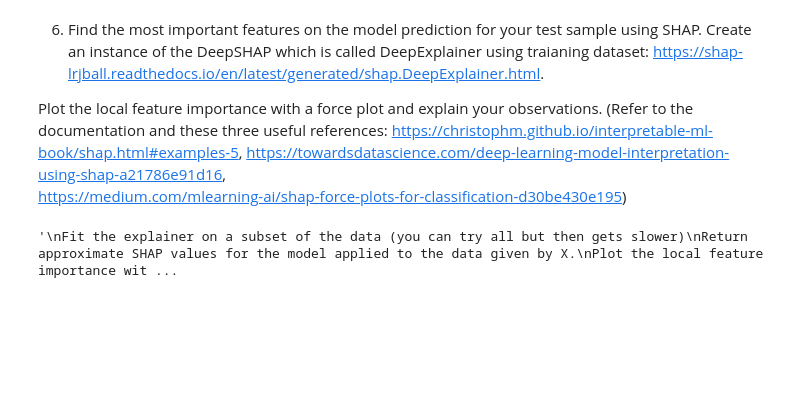
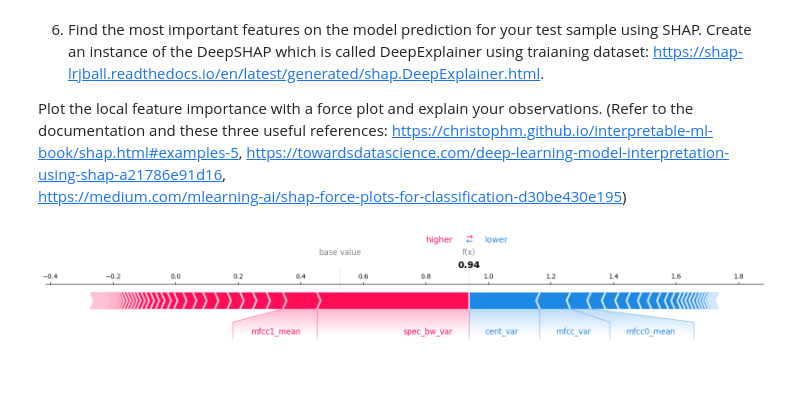
Before and after one commit to md-zaki/CZ4042_DeepLearning_Programming_Assignment, a Jupyter notebook: submission/Muhammad Zaki Bin Mohammad Bakri_PartA_4.ipynb, the cells around one changed output. Cells and saved outputs as stored; diff of their text form; code cells hidden in the pictures; blank space fills up the shorter version.

```diff
--- a/submission/Muhammad Zaki Bin Mohammad Bakri_PartA_4.ipynb
+++ b/submission/Muhammad Zaki Bin Mohammad Bakri_PartA_4.ipynb
@@ -98,9 +98,9 @@ def preprocess(X_train, df):
     X_train_scaled = standard_scaler.fit_transform(X_train)
     X_test_scaled_eg = standard_scaler.transform(df_new)
 
-    return X_test_scaled_eg
+    return df_new, X_train_scaled, X_test_scaled_eg
 
-X_test_scaled_eg = preprocess(X_train, df)
+df_new, X_train_scaled, X_test_scaled_eg = preprocess(X_train, df)
 X_test_scaled_eg
 # %% [output]
 array([[-2.73712628e-01, -8.92799314e-01, -1.49261765e+00,
@@ -141,9 +147,12 @@ https://medium.com/mlearning-ai/shap-force-plots-for-classification-d30be430e195
 # %%
 '''
 Fit the explainer on a subset of the data (you can try all but then gets slower)
 Return approximate SHAP values for the model applied to the data given by X.
 Plot the local feature importance with a force plot and explain your observations.
 '''
-# YOUR CODE HERE
+explainer = shap.DeepExplainer(model, torch.tensor(X_train_scaled, dtype=torch.float))
+shap_values = explainer.shap_values(torch.tensor(X_test_scaled_eg, dtype=torch.float))
+shap.force_plot(explainer.expected_value[0], shap_values[0], features= df_new.columns, matplotlib=True)
+explaination = "The biggest positive contributor is spec_bw_var while the biggest negative contributor is cent_var"
 # %% [output]
-'\nFit the explainer on a subset of the data (you can try all but then gets slower)\nReturn approximate SHAP values for the model applied to the data given by X.\nPlot the local feature importance wit ...
+[figure, added]
```
Also changed, not shown: parts of 1 cell of this notebook, 5 other files.
